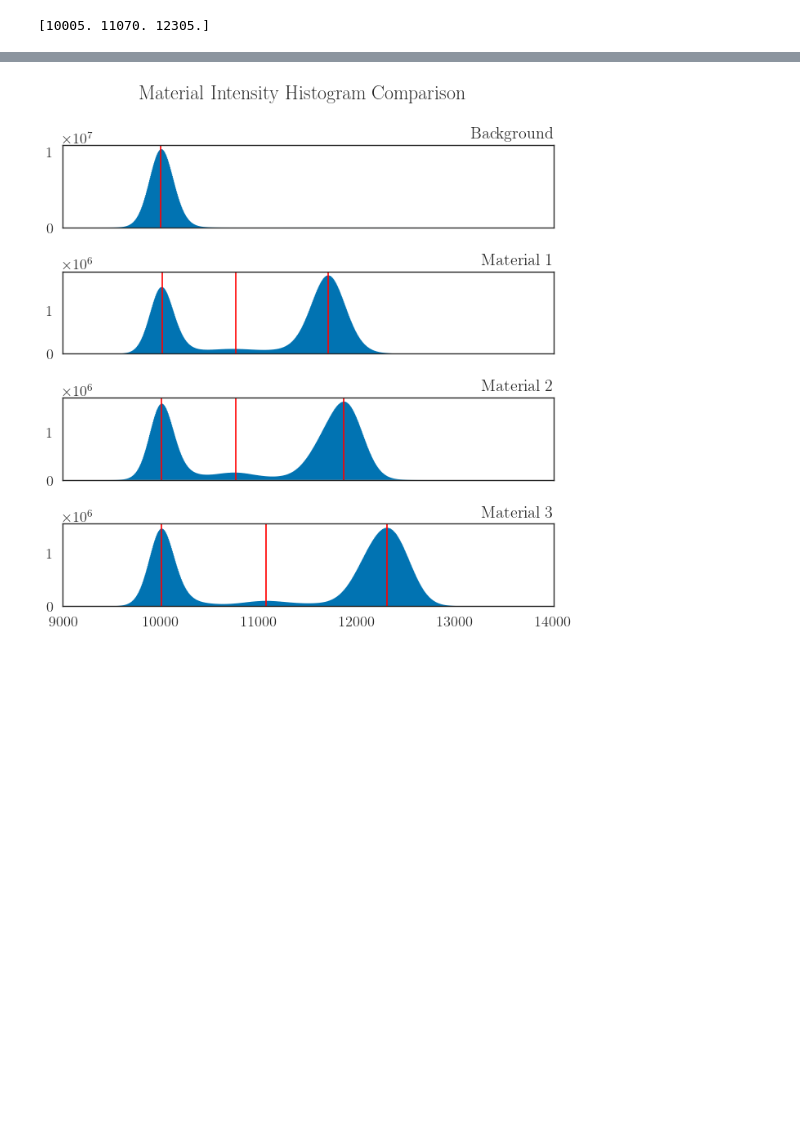
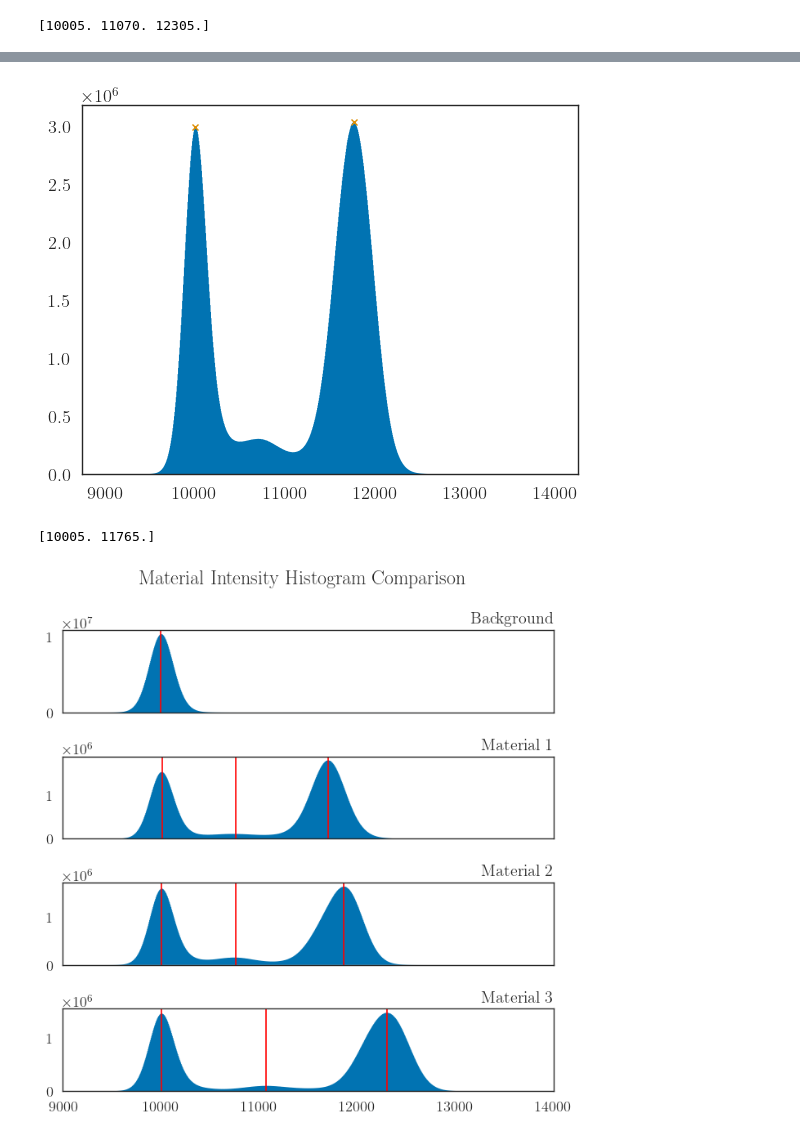
Before and after one commit to tpasfieldERAU/MA390-490_PNNL, a Jupyter notebook: segmentation/histograms.ipynb, the cells around one changed output, grey strips where cells are left out. Drawn from its saved outputs; the diff is of its cells as text; code cells hidden in the pictures; blank space fills up the shorter version.

```diff
--- a/segmentation/histograms.ipynb
+++ b/segmentation/histograms.ipynb
@@ -120,3 +149,13 @@ m3_peaks = m3b[peaks]
+# %%
+peaks, _  = find_peaks(m1c, height=10000, distance=150)
+plt.stairs(m1c[1:], m1b[1:],fill=True)
+plt.plot(m1b[peaks], m1c[peaks], 'x')
+plt.show()
+print(m1b[peaks])
+m1_peaks = m1b[peaks]
+# %% [output]
+[figure, added]
+[10005. 11765.]
 # %%
 fig, axs = plt.subplots(4,1,sharex=True)
 fig.set_size_inches(7,7)
```
Also changed, not shown: parts of 6 cells of this notebook, 3 other files.
